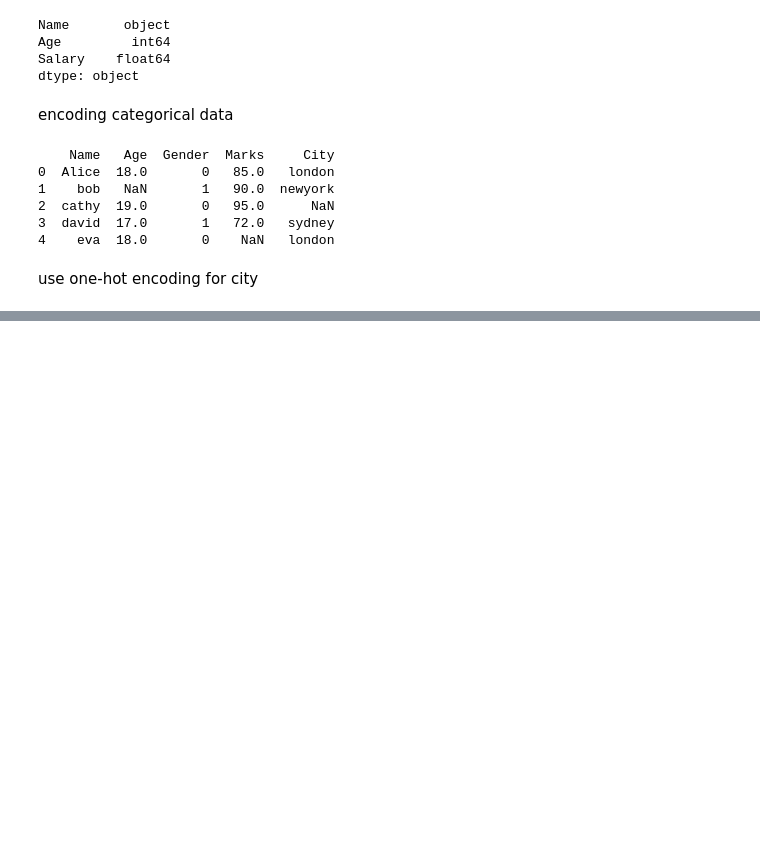
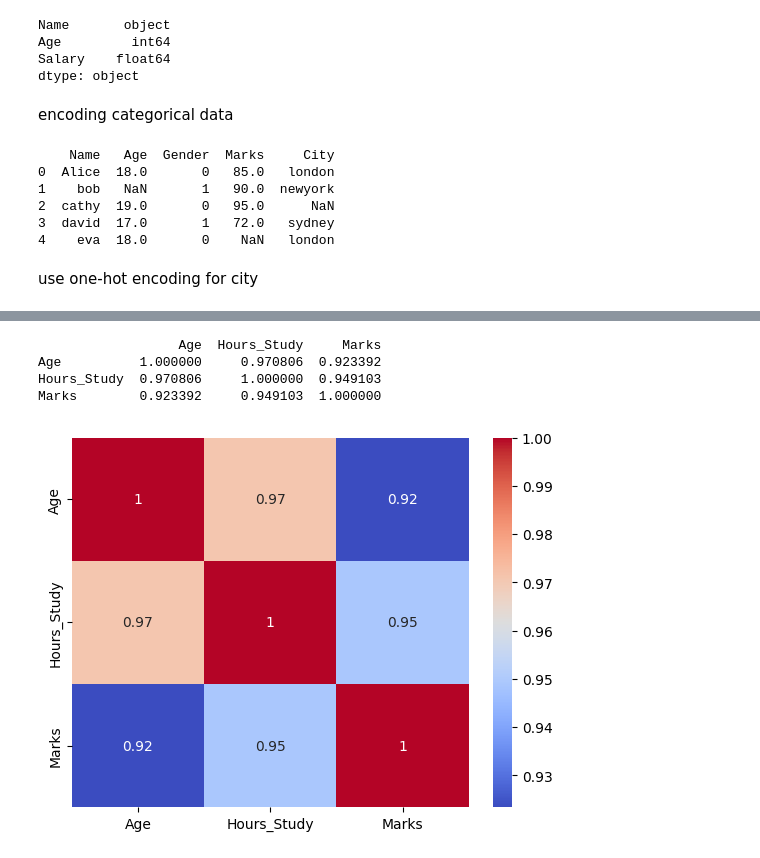
Before and after one commit to krupavainala/ML_23AG1A66I9, a Jupyter notebook: dataprocessing.ipynb, the cells around one changed output, grey strips where cells are left out. Cells and saved outputs as stored; diff of their text form; code cells hidden in the pictures; blank space fills up the shorter version.

```diff
--- a/dataprocessing.ipynb
+++ b/dataprocessing.ipynb
@@ -118,0 +194,25 @@ print(data)
+# %%
+import pandas as pd
+
+data = {
+    'Age': [18, 21, 19, 25, 30, 22, 23, 20],
+    'Hours_Study': [2, 5, 3, 8, 10, 6, 7, 4],
+    'Marks': [55, 80, 60, 88, 95, 70, 78, 65]
+}
+df = pd.DataFrame(data)
+
+corr_matrix = df.corr()
+print(corr_matrix)
+# %% [output]
+                  Age  Hours_Study     Marks
+Age          1.000000     0.970806  0.923392
+Hours_Study  0.970806     1.000000  0.949103
+Marks        0.923392     0.949103  1.000000
+# %%
+import seaborn as sns
+import matplotlib.pyplot as plt
+
+sns.heatmap(df.corr(), annot=True, cmap='coolwarm')
+plt.show()
+# %% [output]
+[figure, added]
```
Also changed, not shown: parts of 8 cells of this notebook.
